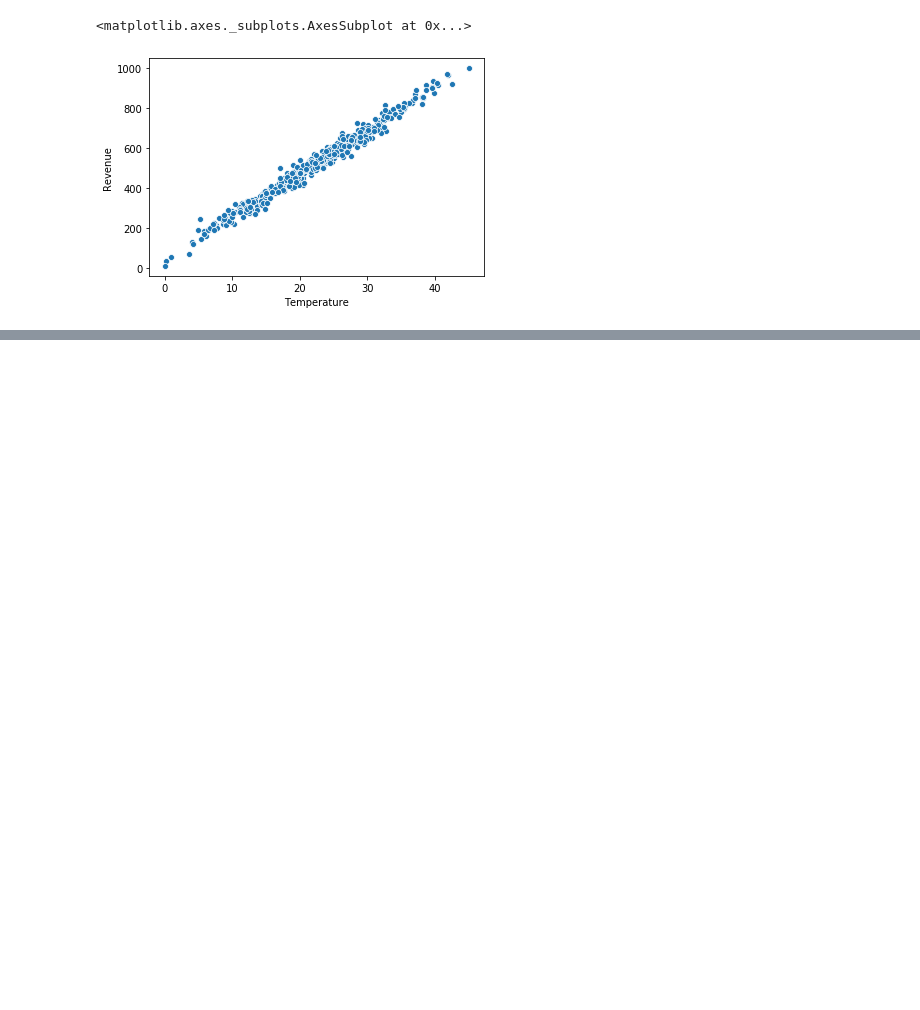
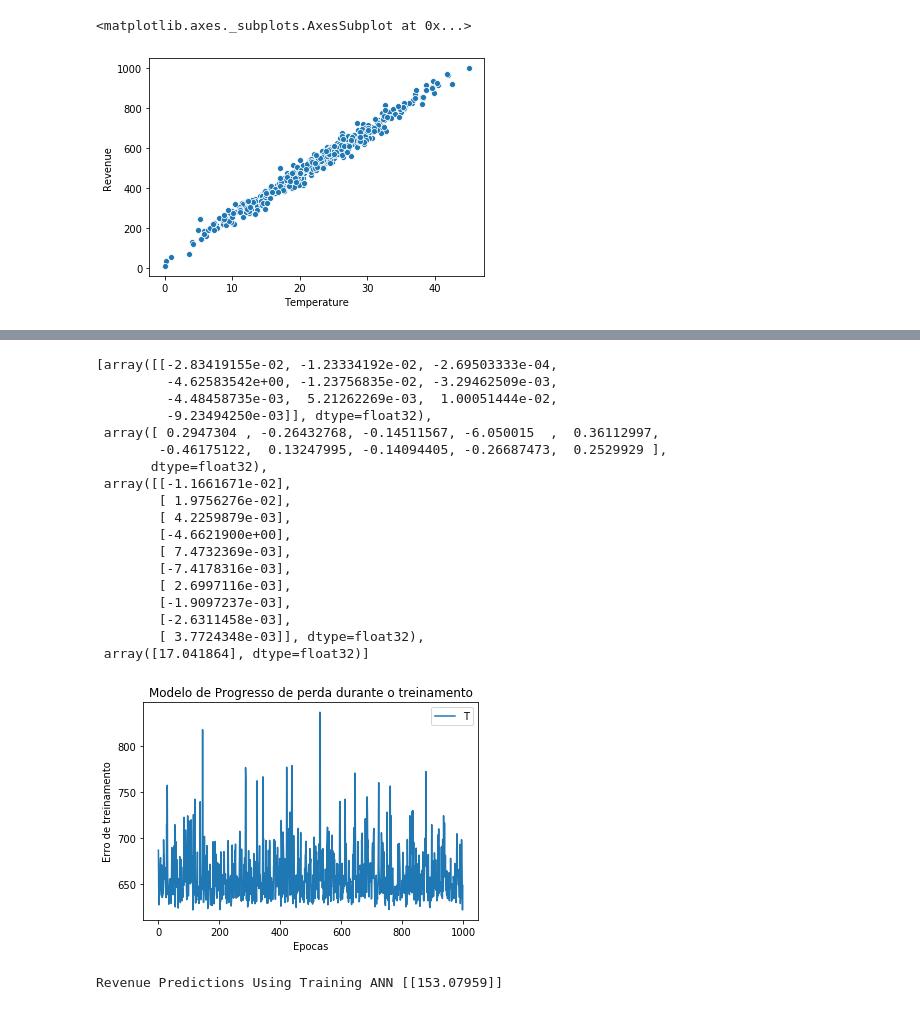
Before and after one commit to marcelounb/DeepLearning, a Jupyter notebook: Projeto2Marcelounb.ipynb, the cells around one changed output, grey strips where cells are left out. Cells and saved outputs as stored; diff of their text form; code cells hidden in the pictures; blank space fills up the shorter version.

```diff
--- a/Projeto2Marcelounb.ipynb
+++ b/Projeto2Marcelounb.ipynb
@@ -27,6 +27,7 @@ memory usage: 7.9 KB
 x_train = arquivo['Temperature']
 y_train = arquivo['Revenue']
 model = tf.keras.Sequential()
-model.add(tf.keras.layers.Dense(units = 1, input_shape = [1]))
+model.add(tf.keras.layers.Dense(units = 10, input_shape = [1]))  # um neuronio na camada de entrada, 10 neuronios na camada oculta
+model.add(tf.keras.layers.Dense(units = 1))  # um neuronio na camada de saída
 model.summary()
 # %% [output]
@@ -44,0 +46,3 @@ model.compile
+# %%
+model.compile(optimizer=tf.keras.optimizers.Adam(0.1), loss='mean_squared_error' )
+epochs_hist = model.fit(x_train, y_train, epochs=1000)
@@ -44,0 +67,34 @@ model.compile
+# %%
+epochs_hist.history.keys()
+plt.plot(epochs_hist.history['loss'])
+plt.title('Modelo de Progresso de perda durante o treinamento')
+plt.xlabel('Epocas')
+plt.ylabel('Erro de treinamento')
+plt.legend('Training loss')
+model.get_weights()
+# %% [output]
+[array([[-2.83419155e-02, -1.23334192e-02, -2.69503333e-04,
+         -4.62583542e+00, -1.23756835e-02, -3.29462509e-03,
+         -4.48458735e-03,  5.21262269e-03,  1.00051444e-02,
+         -9.23494250e-03]], dtype=float32),
+ array([ 0.2947304 , -0.26432768, -0.14511567, -6.050015  ,  0.36112997,
+        -0.46175122,  0.13247995, -0.14094405, -0.26687473,  0.2529929 ],
+       dtype=float32),
+ array([[-1.1661671e-02],
+        [ 1.9756276e-02],
+        [ 4.2259879e-03],
+        [-4.6621900e+00],
+        [ 7.4732369e-03],
+        [-7.4178316e-03],
+        [ 2.6997116e-03],
+        [-1.9097237e-03],
+        [-2.6311458e-03],
+        [ 3.7724348e-03]], dtype=float32),
+ array([17.041864], dtype=float32)]
+[figure, added]
+# %%
+temp = 5
+revenue = model.predict([temp])
+print('Revenue Predictions Using Training ANN', revenue)
+# %% [output]
+Revenue Predictions Using Training ANN [[153.07959]]
```
Also changed, not shown: parts of 13 cells of this notebook.
